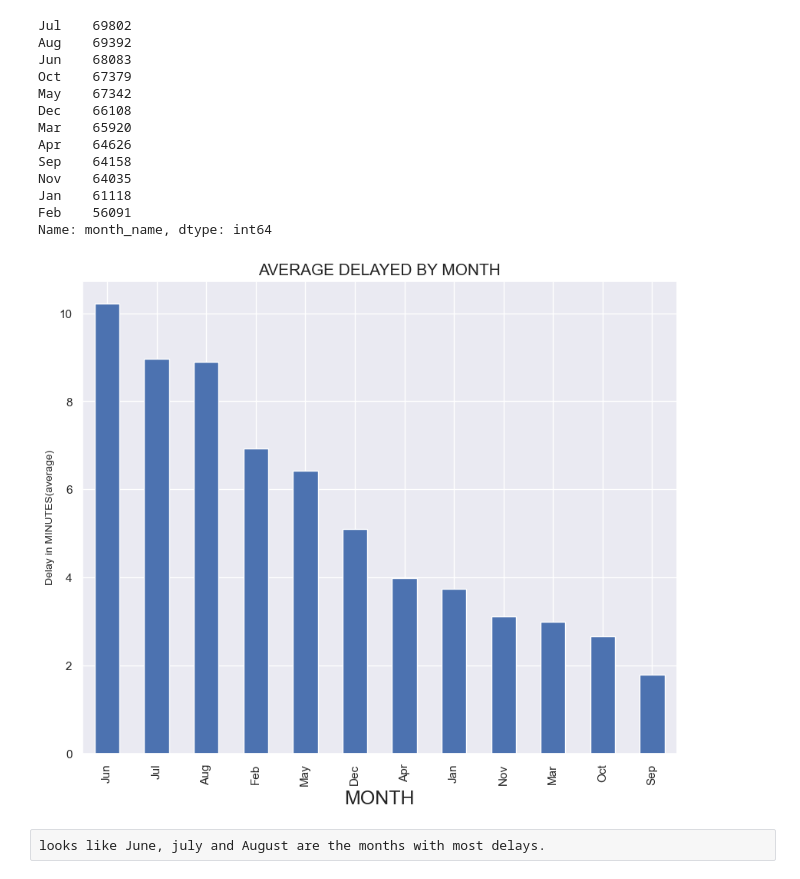
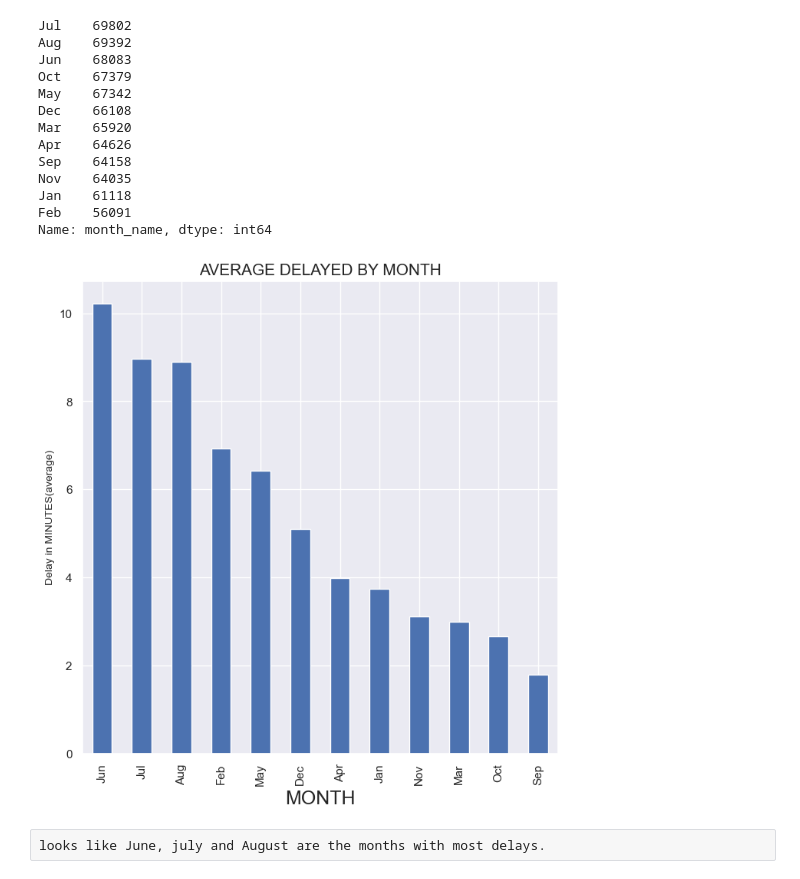
Before and after one commit to KaminiNayyar/mid-term-project-I, a Jupyter notebook: exploratory_analysis.ipynb, the cells around one changed output. Cells and saved outputs as stored; diff of their text form; code cells hidden in the pictures.

```diff
--- a/exploratory_analysis.ipynb
+++ b/exploratory_analysis.ipynb
@@ -118,16 +118,16 @@ Jan    61118
 Feb    56091
 Name: month_name, dtype: int64
 # %%
-plt.figure(figsize=(10,8))
+plt.figure(figsize=(8,8))
 flight2.groupby('month_name').arr_delay.mean().sort_values(ascending=False).plot.bar()
 plt.title('AVERAGE DELAYED BY MONTH', fontsize=15)
 plt.xlabel('MONTH', fontsize=18)
 plt.ylabel('Delay in MINUTES(average)', fontsize=10)
 plt.rc('xtick',labelsize=8)
 plt.rc('ytick',labelsize=8)
 plt.show()
 # %% [output]
-[figure, old version]
+[figure, new version]
 # %% [raw]
 looks like June, july and August are the months with most delays.
 # %% [markdown]
```
Also changed, not shown: parts of 3 cells of this notebook, 2 other files.
